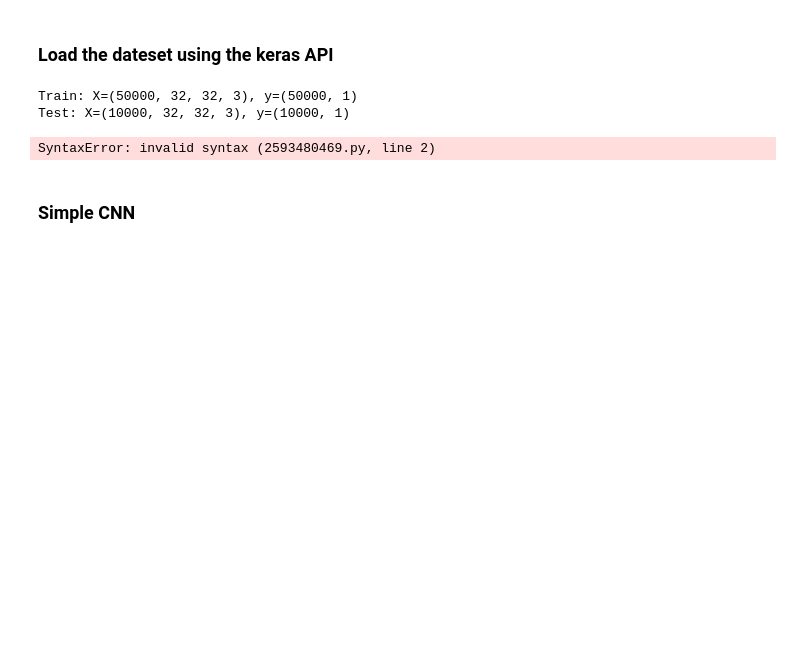
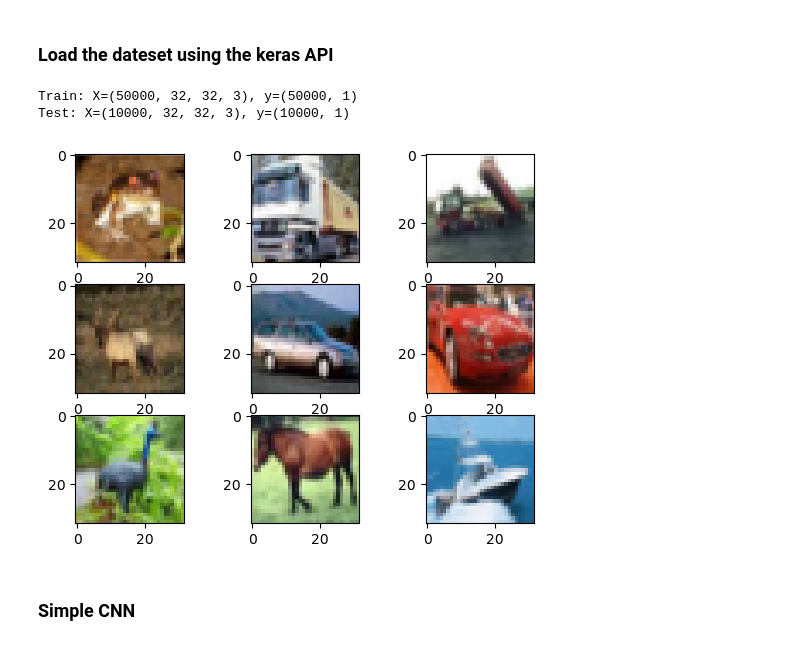
Before and after one commit to Njaramba-Riri/Object-detection, a Jupyter notebook: CIFAR-10/Model.ipynb, the cells around one changed output. Saved outputs shown, nothing was run; the diff lists cells and outputs as text; code cells hidden in the pictures; blank space fills up the shorter version.

```diff
--- a/CIFAR-10/Model.ipynb
+++ b/CIFAR-10/Model.ipynb
@@ -6,6 +6,6 @@ import matplotlib.pyplot as plt
 from keras.datasets import cifar10
 # %%
 #load dataset
-(trainX, traiy), (testX, testy)= cifar10.load_data()
+(trainX, trainy), (testX, testy)= cifar10.load_data()
 # %%
 #summary
@@ -16,12 +16,12 @@ Train: X=(50000, 32, 32, 3), y=(50000, 1)
 Test: X=(10000, 32, 32, 3), y=(10000, 1)
 # %%
 #plot first 9 images
-for i in range(:,9):
+for i in range(0,9):
     plt.subplot(330 + 1 + i)
     plt.imshow(trainX[i])
 plt.show()
 # %% [output]
-SyntaxError: invalid syntax (2593480469.py, line 2)
+[figure, added]
 # %% [markdown]
 ### Simple CNN
 # %%
```
Also changed, not shown: parts of 3 cells of this notebook, 1 other file.
